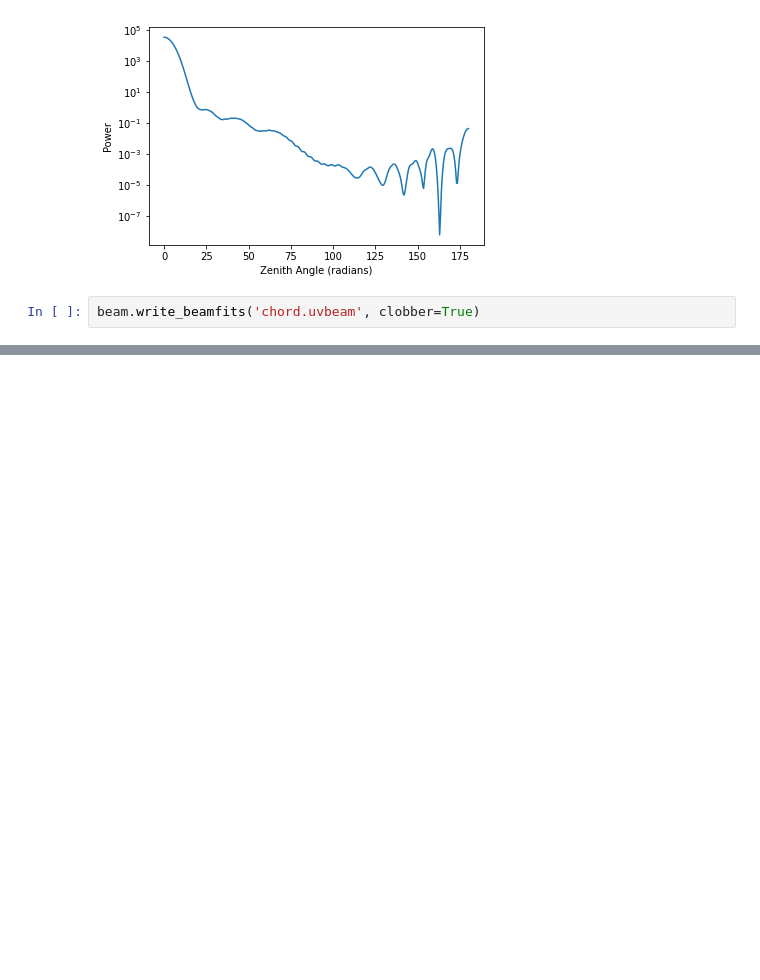
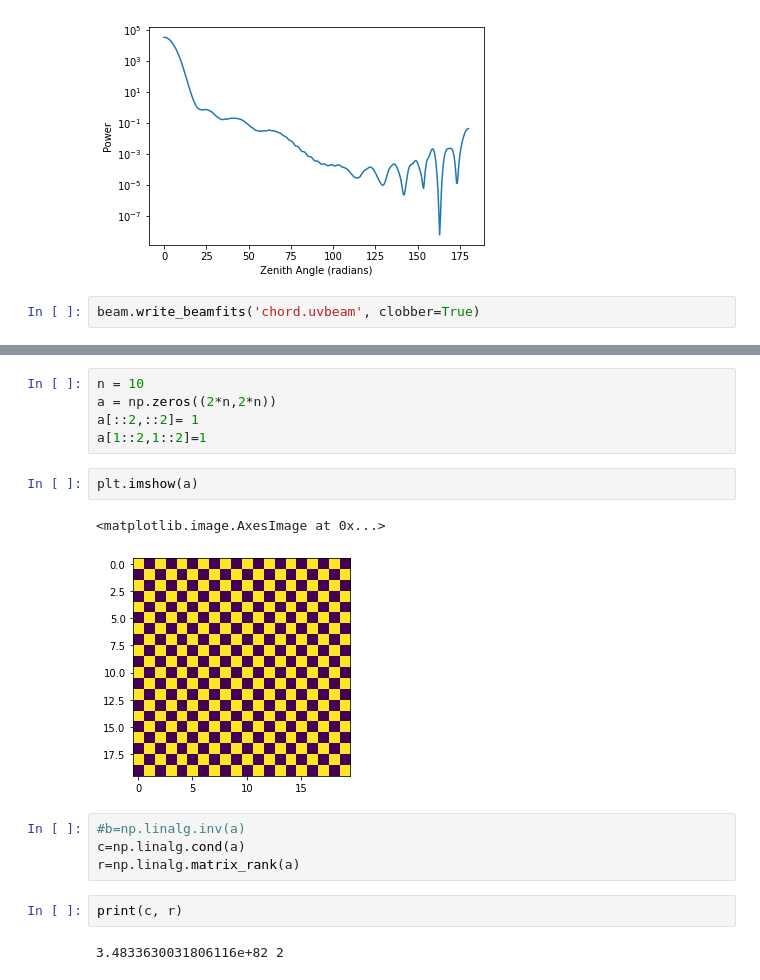
Before and after one commit to ronniyjoseph/Arpeggio, a Jupyter notebook: notebooks/pyuv-universe.ipynb, the cells around one changed output, grey strips where cells are left out. Cells and saved outputs as stored; diff of their text form; blank space fills up the shorter version.

```diff
--- a/notebooks/pyuv-universe.ipynb
+++ b/notebooks/pyuv-universe.ipynb
@@ -62,0 +138,18 @@ beam.write_beamfits('chord.uvbeam', clobber=True)
+# %%
+n = 10
+a = np.zeros((2*n,2*n))
+a[::2,::2]= 1
+a[1::2,1::2]=1
+# %%
+plt.imshow(a)
+# %% [output]
+<matplotlib.image.AxesImage at 0x...>
+[figure, added]
+# %%
+#b=np.linalg.inv(a)
+c=np.linalg.cond(a)
+r=np.linalg.matrix_rank(a)
+# %%
+print(c, r)
+# %% [output]
+3.4833630031806116e+82 2
```
Also changed, not shown: parts of 7 cells of this notebook.
